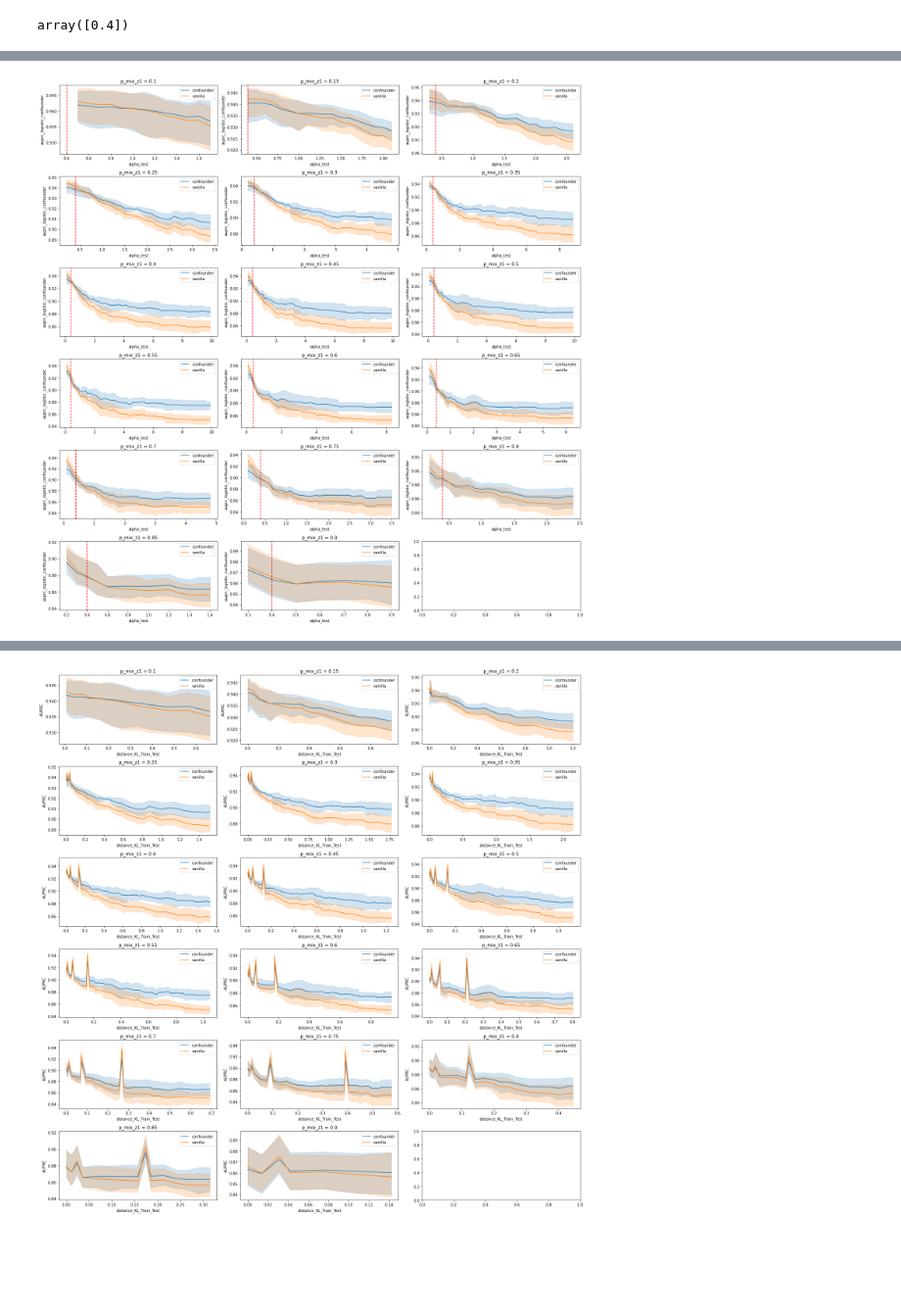
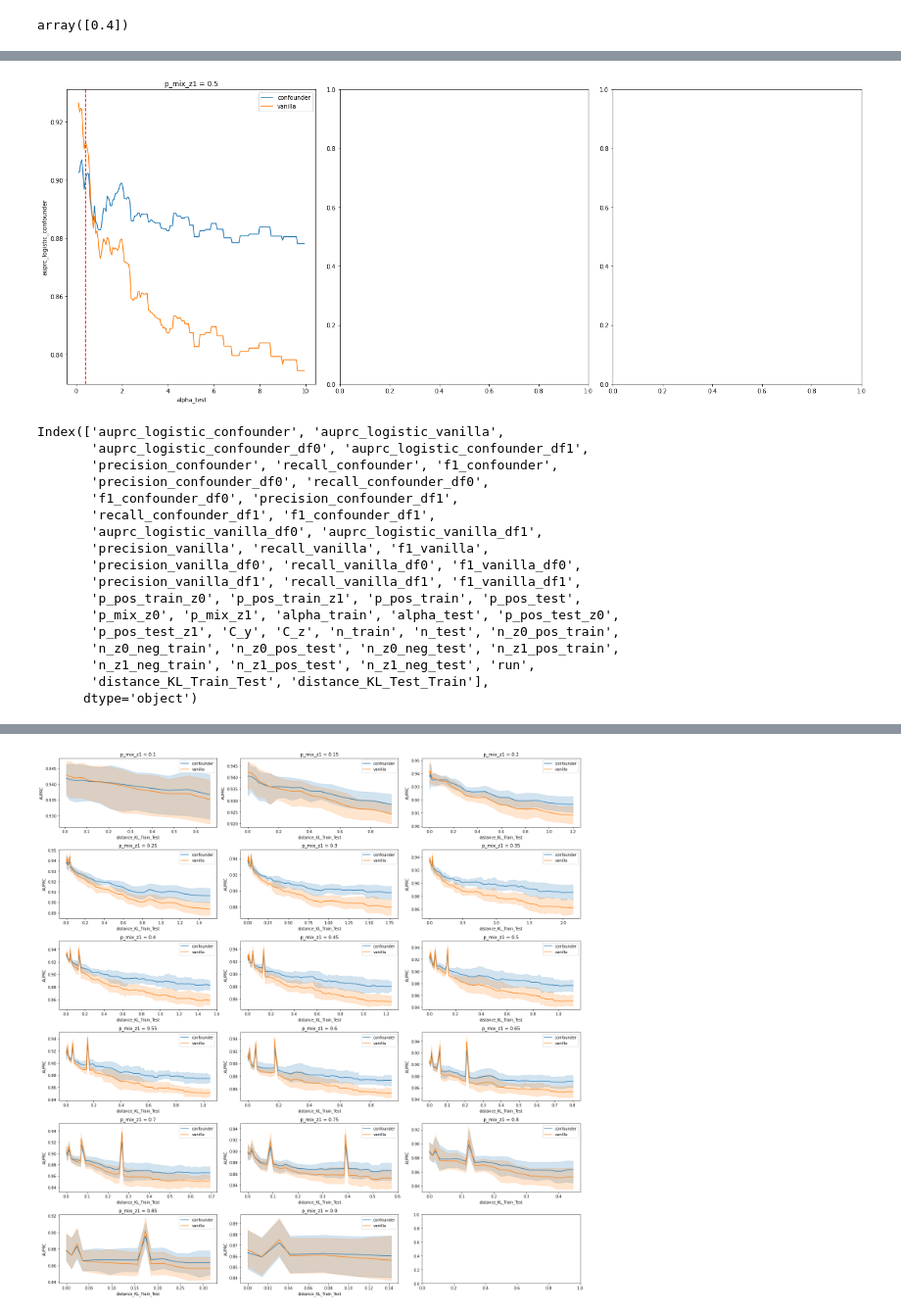
Before and after one commit to LinguisticAnomalies/DeconDTN, a Jupyter notebook: notebooks_xiruo/[test] Logistic Regression.ipynb, the cells around one changed output, grey strips where cells are left out. Shown at 98% size. Drawn from its saved outputs; the diff is of its cells as text; code cells hidden in the pictures; blank space fills up the shorter version.

```diff
--- a/notebooks_xiruo/[test] Logistic Regression.ipynb
+++ b/notebooks_xiruo/[test] Logistic Regression.ipynb
@@ -584,6 +600,31 @@ for combination in itertools.product([0.5],
     if (number_setting is not None):
         if np.all([number_setting[k] >= 10 for k in list(number_setting.keys())[:-1]]):
             valid_full_settings.append(number_setting)
+# %%
+# SHAC-Drug - for short experiments!
+n_test = 500
+train_test_ratio = 4
+
+
+valid_full_settings = []
+for combination in itertools.product([0.5],
+                                     [0.2],
+                                     [0.3,0.5,0.6],
+                                     np.arange(0, 10, 0.05)
+                                    ):
+
+
+    number_setting = number_split(p_pos_train_z0=combination[0],
+                           p_pos_train_z1 = combination[1],
+                           p_mix_z1 = combination[2], alpha_test = combination[3],
+                           train_test_ratio = train_test_ratio,
+                           n_test=n_test,
+                                  verbose=False
+                                 )
+
+    if (number_setting is not None):
+        if np.all([number_setting[k] >= 10 for k in list(number_setting.keys())[:-1]]):
+            valid_full_settings.append(number_setting)
 # %%
 # # imdb setting
 # n_test = 500
@@ -723,8 +764,8 @@ valid_full_settings[0]
 # %% [markdown]
 ## Logistic Regression
 # %%
-transform = "Sentence-BERT"
-# transform = "binaryUnigram"
+# transform = "Sentence-BERT"
+transform = "binaryUnigram"
 
 
 model = SentenceTransformer('all-MiniLM-L6-v2')
@@ -735,6 +776,14 @@ vectorizer = CountVectorizer(binary=True, min_df=1, stop_words='english')
 
 
 
+# z_Categories = ["uw", "mimic"]  # the order here matters! Should match with df0, df1
+# label='Drug'
+# n_zCats = len(z_Categories)
+# txt_col="text"
+# domain_col = "location"
+# df0 = df_shac_uw
+# df1 = df_shac_mimic
+
 z_Categories = ["uw", "mimic"]  # the order here matters! Should match with df0, df1
 label='Drug'
 n_zCats = len(z_Categories)
@@ -742,6 +791,7 @@ txt_col="text"
 domain_col = "location"
 df0 = df_shac_uw
 df1 = df_shac_mimic
+
 
 # z_Categories = ["Horror","Documentary"]
 # label='label_binary'
@@ -1054,21 +1439,41 @@ df['distance_KL_Test_Train'] = df.apply(lambda x: KL(
 # %%
 xlabel = "alpha_test"
 
 p_mix_z1 = df['p_mix_z1'].unique()
 
-fig, ax = plt.subplots(math.ceil(len(p_mix_z1)/3),3, figsize=(20,20))
+fig, ax = plt.subplots(math.ceil(len(p_mix_z1)/3),3, figsize=(20,8))
 ax = ax.ravel()
 for idx, k in enumerate(p_mix_z1):
     _df = df[df['p_mix_z1'] == k].sort_values("alpha_test")
 
     sns.lineplot(data=_df, x=xlabel, y='auprc_logistic_confounder', ax=ax[idx], label="confounder")
     sns.lineplot(data=_df, x=xlabel, y='auprc_logistic_vanilla', ax=ax[idx], label="vanilla")
     # ax[idx].plot(_df['alpha_test'], _df['auprc_logistic_confounder'], label="confounder")
     # ax[idx].plot(_df['alpha_test'], _df['auprc_logistic_vanilla'], label="vanilla")
 
     ax[idx].axvline(_df['alpha_train'].unique(), color="red", linestyle="--")
     ax[idx].set_title(f"p_mix_z1 = {round(k,3)}")
     ax[idx].legend()
 plt.tight_layout()
 # %% [output]
-[figure, old version]
+[figure, new version]
+# %%
+df.columns
+# %% [output]
+Index(['auprc_logistic_confounder', 'auprc_logistic_vanilla',
+       'auprc_logistic_confounder_df0', 'auprc_logistic_confounder_df1',
+       'precision_confounder', 'recall_confounder', 'f1_confounder',
+       'precision_confounder_df0', 'recall_confounder_df0',
+       'f1_confounder_df0', 'precision_confounder_df1',
+       'recall_confounder_df1', 'f1_confounder_df1',
+       'auprc_logistic_vanilla_df0', 'auprc_logistic_vanilla_df1',
+       'precision_vanilla', 'recall_vanilla', 'f1_vanilla',
+       'precision_vanilla_df0', 'recall_vanilla_df0', 'f1_vanilla_df0',
+       'precision_vanilla_df1', 'recall_vanilla_df1', 'f1_vanilla_df1',
+       'p_pos_train_z0', 'p_pos_train_z1', 'p_pos_train', 'p_pos_test',
+       'p_mix_z0', 'p_mix_z1', 'alpha_train', 'alpha_test', 'p_pos_test_z0',
+       'p_pos_test_z1', 'C_y', 'C_z', 'n_train', 'n_test', 'n_z0_pos_train',
+       'n_z0_neg_train', 'n_z0_pos_test', 'n_z0_neg_test', 'n_z1_pos_train',
+       'n_z1_neg_train', 'n_z1_pos_test', 'n_z1_neg_test', 'run',
+       'distance_KL_Train_Test', 'distance_KL_Test_Train'],
+      dtype='object')
```
Also changed, not shown: parts of 28 cells of this notebook, 2 other files.
